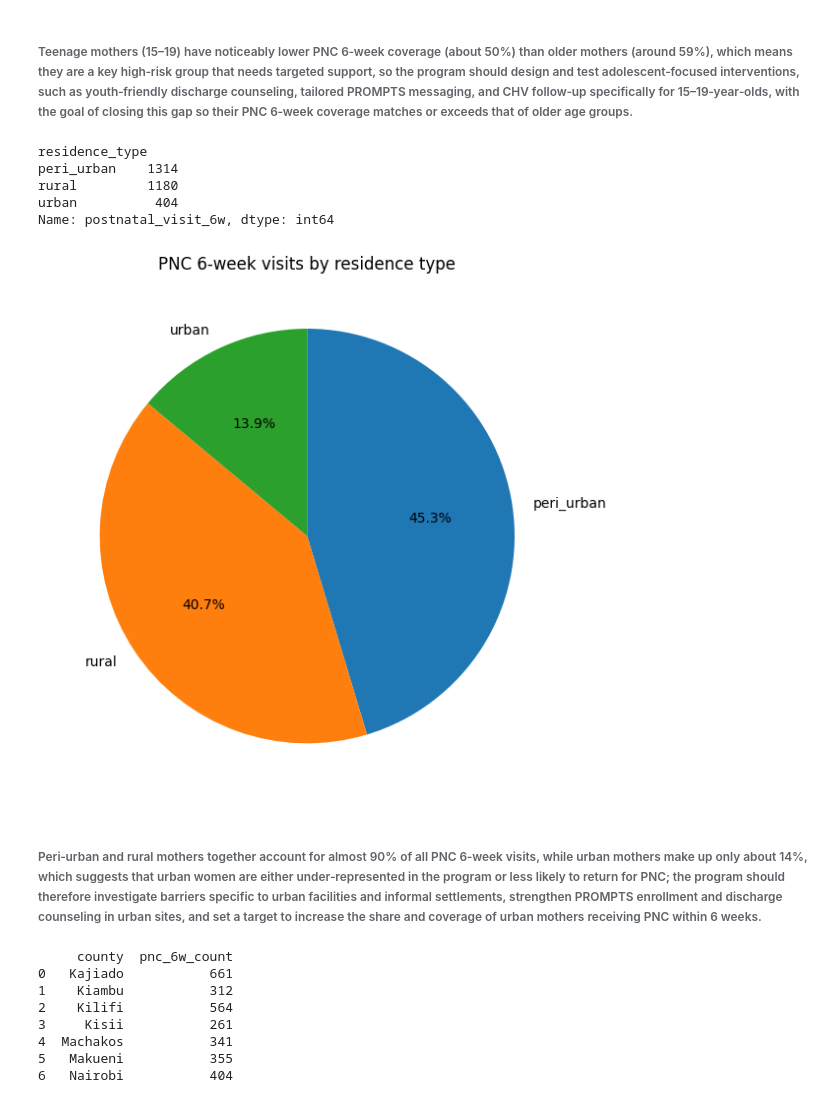
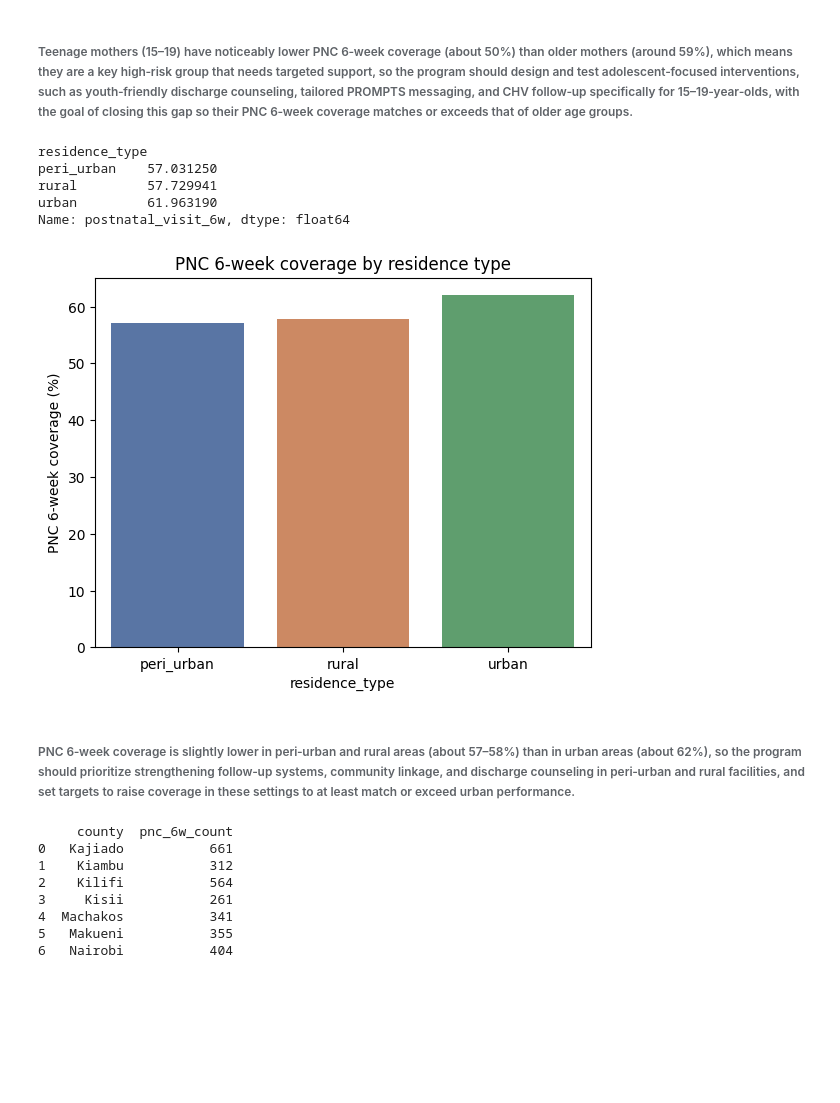
Before and after one commit to gilbertbett1/maternal_and_child_health, a Jupyter notebook: low_postnatal_care_visits/KPIs_and_EDA.ipynb, the cells around one changed output. Drawn from its saved outputs; the diff is of its cells as text; code cells hidden in the pictures; blank space fills up the shorter version.

```diff
--- a/low_postnatal_care_visits/KPIs_and_EDA.ipynb
+++ b/low_postnatal_care_visits/KPIs_and_EDA.ipynb
@@ -129,39 +120,43 @@ plt.show()
 [figure]
 # %% [markdown]
 ###### Teenage mothers (15–19) have noticeably lower PNC 6‑week coverage (about 50%) than older mothers (around 59%), which means they are a key high‑risk group that needs targeted support, so the program should design and test adolescent‑focused interventions, such as youth‑friendly discharge counseling, tailored PROMPTS messaging, and CHV follow‑up specifically for 15–19‑year‑olds, with the goal of closing this gap so their PNC 6‑week coverage matches or exceeds that of older age groups.
-# %%
-# ii. PNC 6-week coverage by residence type
-
-pnc_by_residence = (
-    mothers_hmis_df[mothers_hmis_df["postnatal_visit_6w"] == 1]
-    .groupby("residence_type")["postnatal_visit_6w"]
-    .count()
-)
-print(pnc_by_residence)
-
-labels = pnc_by_residence.index
-sizes = pnc_by_residence.values
-
-plt.figure(figsize=(6, 6))
-plt.pie(
-    sizes,
-    labels=labels,
-    autopct="%1.1f%%",
-    startangle=90,
-    counterclock=False
-)
-plt.title("PNC 6‑week visits by residence type")
-plt.tight_layout()
-plt.show()
-# %% [output]
-residence_type
-peri_urban    1314
-rural         1180
-urban          404
-Name: postnatal_visit_6w, dtype: int64
-[figure, removed]
+# %%
+# ii. PNC 6-week coverage by residence type
+
+import matplotlib.pyplot as plt
+
+pnc_by_residence = (
+    mothers_hmis_df[mothers_hmis_df["postnatal_visit_6w"] == 1]
+      .groupby("residence_type")["postnatal_visit_6w"]
+      .count()
+)
+total_by_residence = (
+    mothers_hmis_df
+      .groupby("residence_type")["postnatal_visit_6w"]
+      .count()
+)
+coverage_by_residence = (pnc_by_residence / total_by_residence) * 100
+print(coverage_by_residence)
+
+# Plot
+sns.barplot(
+    x=coverage_by_residence.index,
+    y=coverage_by_residence.values,
+    palette="deep",
+    hue=coverage_by_residence.index
+)
+plt.ylabel('PNC 6-week coverage (%)')
+plt.title('PNC 6-week coverage by residence type')
+plt.show()
+# %% [output]
+residence_type
+peri_urban    57.031250
+rural         57.729941
+urban         61.963190
+Name: postnatal_visit_6w, dtype: float64
+[figure, added]
 # %% [markdown]
-###### Peri‑urban and rural mothers together account for almost 90% of all PNC 6‑week visits, while urban mothers make up only about 14%, which suggests that urban women are either under‑represented in the program or less likely to return for PNC; the program should therefore investigate barriers specific to urban facilities and informal settlements, strengthen PROMPTS enrollment and discharge counseling in urban sites, and set a target to increase the share and coverage of urban mothers receiving PNC within 6 weeks.
+###### PNC 6‑week coverage is slightly lower in peri‑urban and rural areas (about 57–58%) than in urban areas (about 62%), so the program should prioritize strengthening follow‑up systems, community linkage, and discharge counseling in peri‑urban and rural facilities, and set targets to raise coverage in these settings to at least match or exceed urban performance.
 # %%
 # iii. PNC 6-week coverage by parity
 
```
Also changed, not shown: parts of 7 cells of this notebook, 1 other file.
